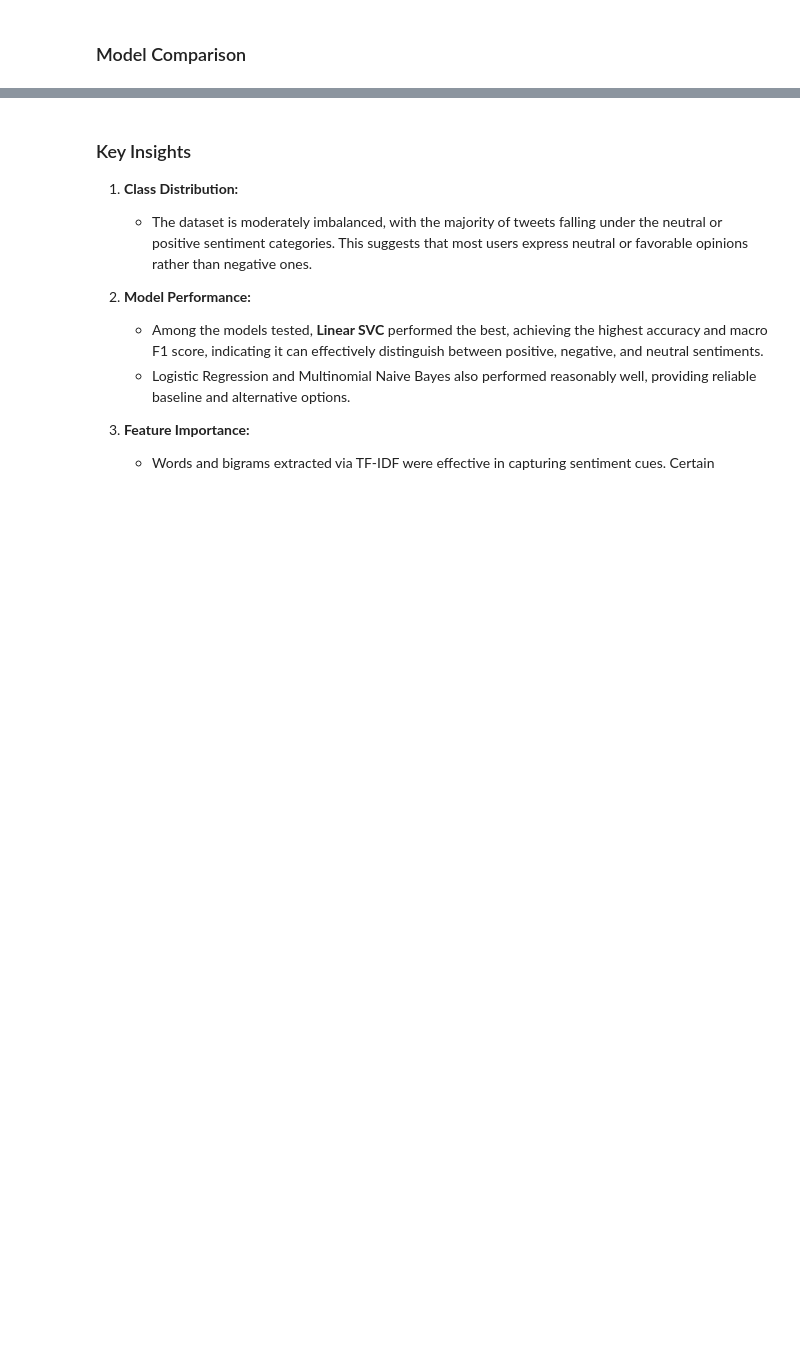
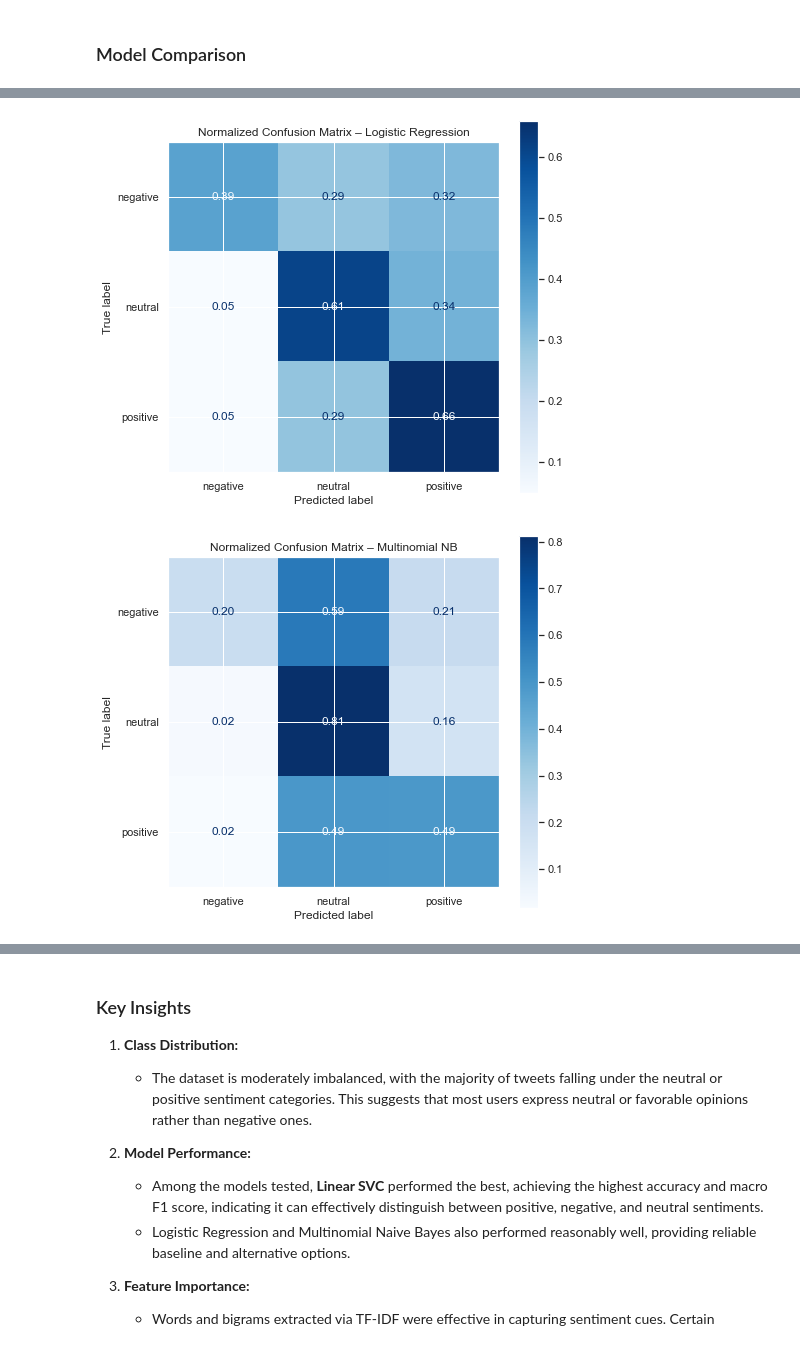
Before and after one commit to lorenaterah/Sentiment-Analysis-NLP, a Jupyter notebook: index.ipynb, the cells around one changed output, grey strips where cells are left out. Saved outputs shown, nothing was run; the diff lists cells and outputs as text; code cells hidden in the pictures; blank space fills up the shorter version.

```diff
--- a/index.ipynb
+++ b/index.ipynb
@@ -593,10 +699,10 @@ svc_pipeline = Pipeline([
     ("clf", LinearSVC(class_weight="balanced"))
 ])
 param_grid_svc = {
-    "tfidf__max_features": [5000],
+    "tfidf__max_features": [5000, 8000],
     "tfidf__ngram_range": [(1, 1), (1, 2)],
     "tfidf__min_df": [2],
-    "clf__C": [0.1, 1, 3]
+    "clf__C": [0.1, 1, 3, 10]
 }
 grid_svc = GridSearchCV(
     svc_pipeline,
@@ -648,13 +755,17 @@ print("===== Final model comparison =====\n")
 for name, model in models.items():
     y_pred = model.predict(X_test)
 
-    acc = accuracy_score(y_test, y_pred)
+    precision = precision_score(y_test, y_pred, average="macro")
+    recall = recall_score(y_test, y_pred, average="macro")
+    f1 = f1_score(y_test, y_pred, average="macro")
     f1_macro = f1_score(y_test, y_pred, average="macro")
     f1_weighted = f1_score(y_test, y_pred, average="weighted")
 
-    print(f"{name}")
-    print(f"  Accuracy     : {acc:.4f}")
-    print(f"  Macro F1     : {f1_macro:.4f}")
-    print(f"  Weighted F1  : {f1_weighted:.4f}")
-    print("-" * 35)
+    print(name)
+    print(f"  Precision (macro) : {precision:.4f}")
+    print(f"  Recall (macro)    : {recall:.4f}")
+    print(f"  F1 (macro)        : {f1:.4f}")
+    print(f"  Macro F1          : {f1_macro:.4f}")
+    print(f"  Weighted F1       : {f1_weighted:.4f}")
+    print("-" * 40)
 # %% [output]
@@ -661,0 +789,32 @@ NameError: name 'best_model' is not defined
+# %%
+class_names = label_encoder.classes_
+
+for name, model in models.items():
+
+    y_pred = model.predict(X_test)
+
+    # Normalize by true labels (row-wise)
+    cm = confusion_matrix(
+        y_test,
+        y_pred,
+        normalize="true"
+    )
+
+    disp = ConfusionMatrixDisplay(
+        confusion_matrix=cm,
+        display_labels=class_names
+    )
+
+    fig, ax = plt.subplots(figsize=(7, 6))
+    disp.plot(
+        ax=ax,
+        cmap="Blues",
+        values_format=".2f"
+    )
+
+    ax.set_title(f"Normalized Confusion Matrix – {name}")
+    plt.tight_layout()
+    plt.show()
+# %% [output]
+[figure, added]
+[figure, added]
```
Also changed, not shown: parts of 14 cells of this notebook, 1 other file.
